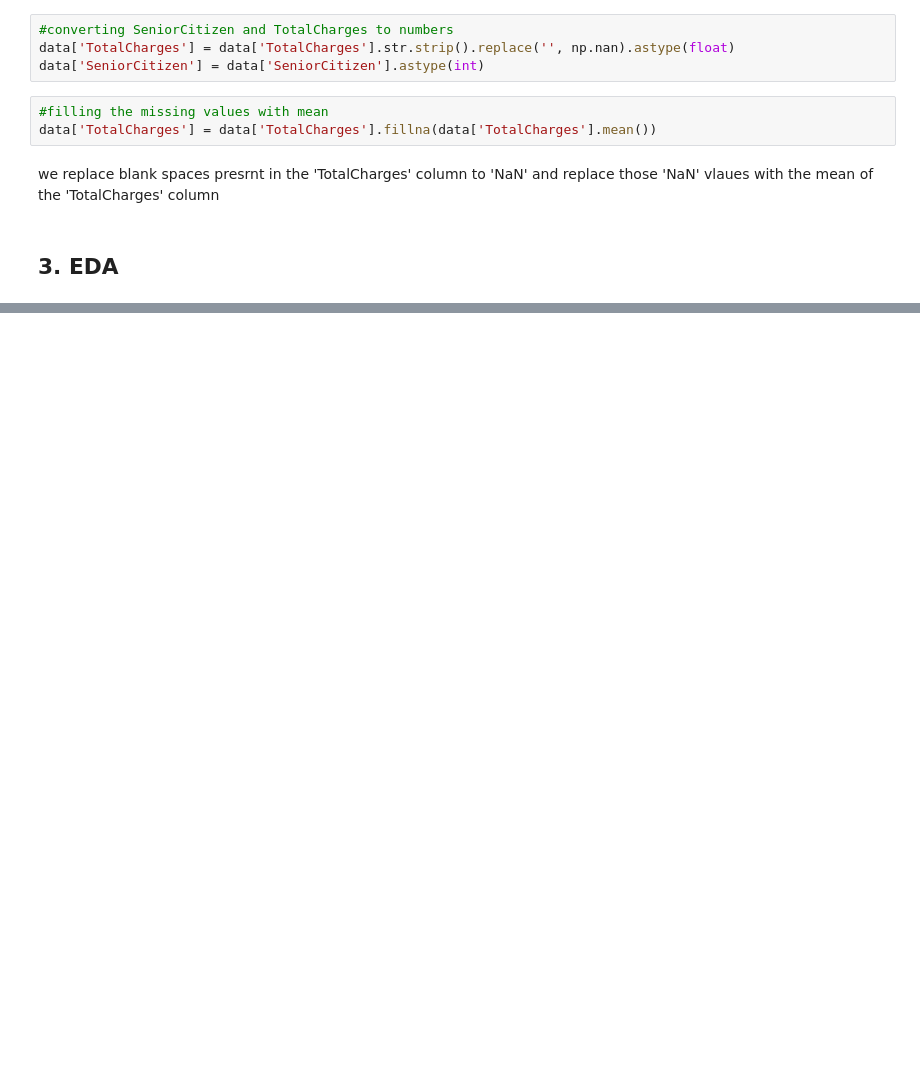
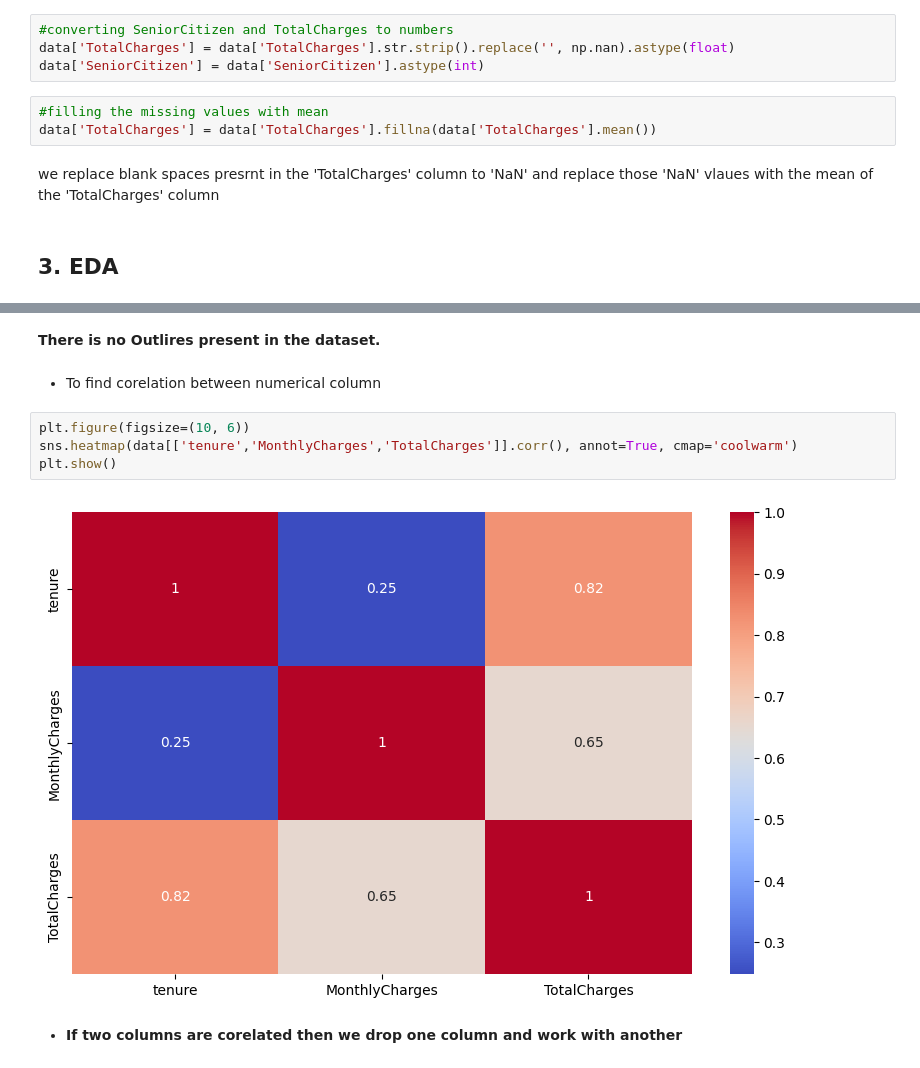
Before and after one commit to MayukhBaruah19/Customer-churn-prediction, a Jupyter notebook: Notebook/EDA.ipynb, the cells around one changed output, grey strips where cells are left out. Drawn from its saved outputs; the diff is of its cells as text; blank space fills up the shorter version.

```diff
--- a/Notebook/EDA.ipynb
+++ b/Notebook/EDA.ipynb
@@ -91,0 +150,12 @@ we replace blank spaces presrnt in the 'TotalCharges' column to 'NaN' and replac
+# %% [markdown]
+**There is no Outlires present in the dataset.**
+# %% [markdown]
+- To find corelation between numerical column
+# %%
+plt.figure(figsize=(10, 6))
+sns.heatmap(data[['tenure','MonthlyCharges','TotalCharges']].corr(), annot=True, cmap='coolwarm')
+plt.show()
+# %% [output]
+[figure, added]
+# %% [markdown]
+- **If two columns are corelated then we drop one column and work with another**
```
Also changed, not shown: parts of 8 cells of this notebook.
